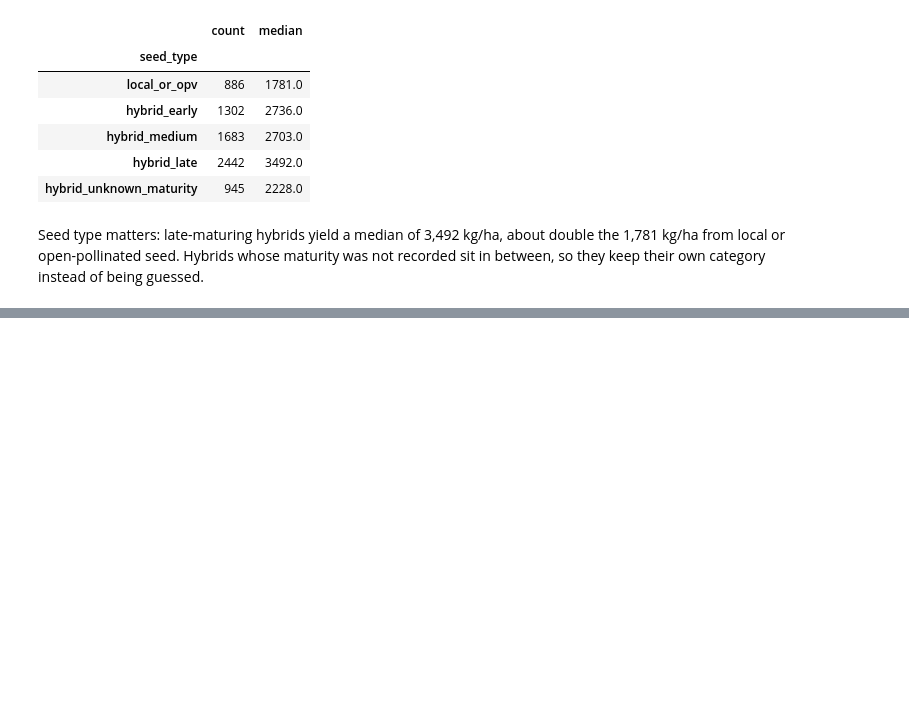
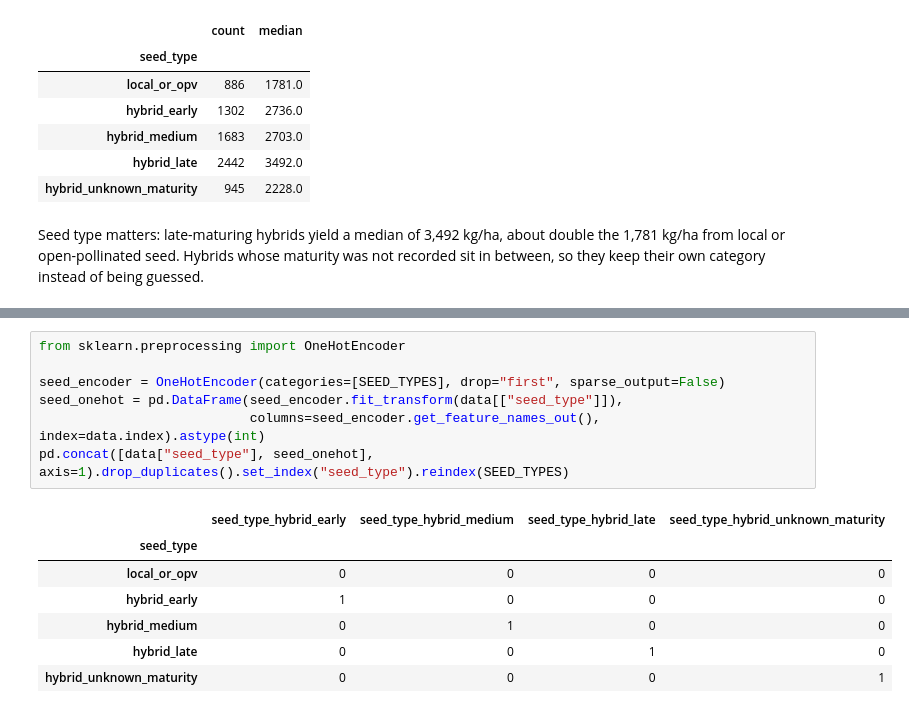
Before and after one commit to Kiguru-Alu/linear_regression_model, a Jupyter notebook: summative/linear_regression/multivariate.ipynb, the cells around one changed output, grey strips where cells are left out. Saved outputs shown, nothing was run; the diff lists cells and outputs as text; blank space fills up the shorter version.

```diff
--- a/summative/linear_regression/multivariate.ipynb
+++ b/summative/linear_regression/multivariate.ipynb
@@ -246,0 +267,15 @@ Seed type matters: late-maturing hybrids yield a median of 3,492 kg/ha, about do
+# %%
+from sklearn.preprocessing import OneHotEncoder
+
+seed_encoder = OneHotEncoder(categories=[SEED_TYPES], drop="first", sparse_output=False)
+seed_onehot = pd.DataFrame(seed_encoder.fit_transform(data[["seed_type"]]),
+                           columns=seed_encoder.get_feature_names_out(), index=data.index).astype(int)
+pd.concat([data["seed_type"], seed_onehot], axis=1).drop_duplicates().set_index("seed_type").reindex(SEED_TYPES)
+# %% [output]
+|  | seed_type_hybrid_early | seed_type_hybrid_medium | seed_type_hybrid_late | seed_type_hybrid_unknown_maturity |
+| seed_type |  |  |  |  |
+| local_or_opv | 0 | 0 | 0 | 0 |
+| hybrid_early | 1 | 0 | 0 | 0 |
+| hybrid_medium | 0 | 1 | 0 | 0 |
+| hybrid_late | 0 | 0 | 1 | 0 |
+| hybrid_unknown_maturity | 0 | 0 | 0 | 1 |
```
Also changed, not shown: parts of 5 cells of this notebook.
